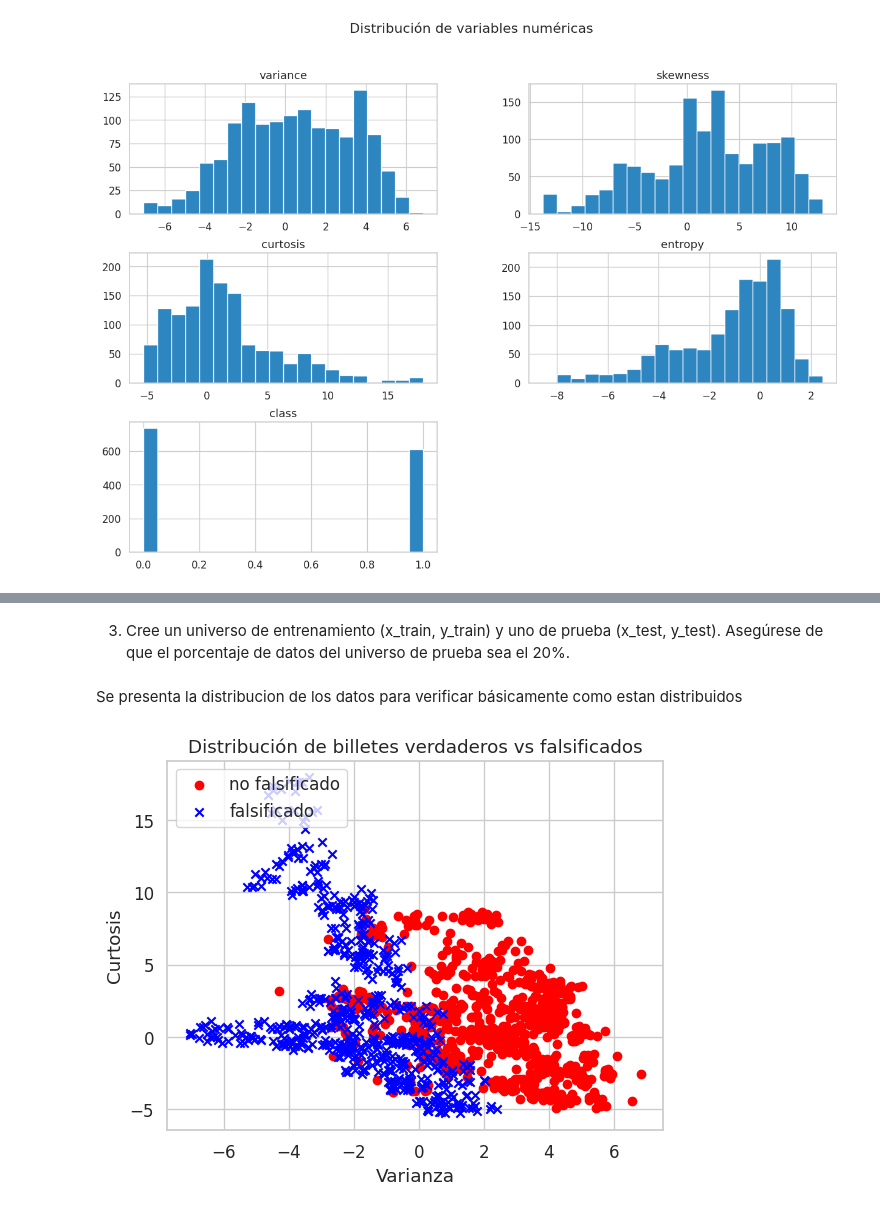
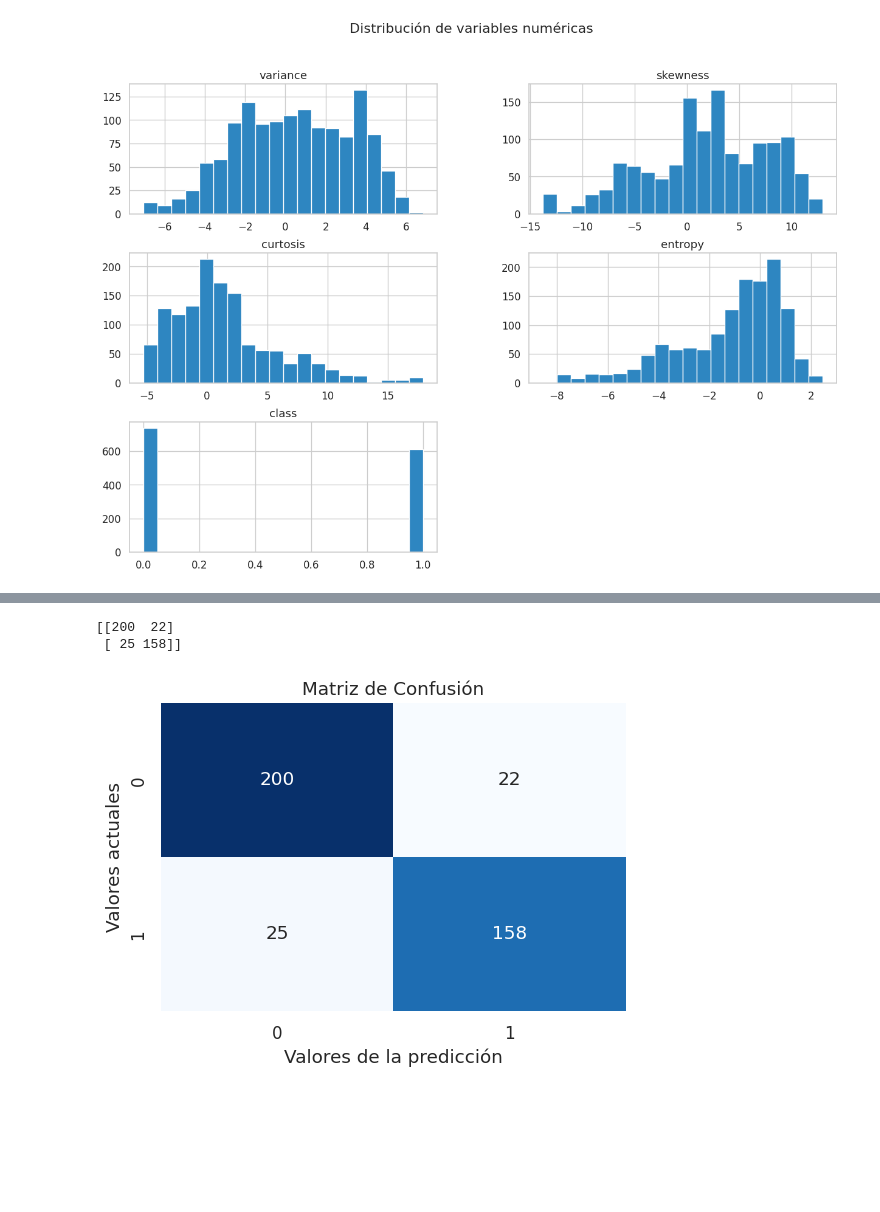
Before and after one commit to MiguelAngeloTr/Aprendizaje_Automatico, a Jupyter notebook: SEMANA_6/Tarea4/Tarea_Logistic_Regresion.ipynb, the cells around one changed output, grey strips where cells are left out. Saved outputs shown, nothing was run; the diff lists cells and outputs as text; code cells hidden in the pictures; blank space fills up the shorter version.

```diff
--- a/SEMANA_6/Tarea4/Tarea_Logistic_Regresion.ipynb
+++ b/SEMANA_6/Tarea4/Tarea_Logistic_Regresion.ipynb
@@ -190,0 +246,5 @@ plt.show()
+# %%
+from sklearn.model_selection import train_test_split
+
+X_train, X_test, y_train, y_test = train_test_split(
+    X, y, test_size=0.3, random_state=1, stratify=y)
@@ -190,0 +259,12 @@ plt.show()
+# %%
+from sklearn.preprocessing import StandardScaler
+
+sc = StandardScaler()
+sc.fit(X_train)
+X_train_std = sc.transform(X_train)
+X_test_std = sc.transform(X_test)
+# %%
+from sklearn.linear_model import LogisticRegression
+
+lr = LogisticRegression(C=100.0, random_state=1)
+lr.fit(X_train_std, y_train)
@@ -190,0 +319,3 @@ plt.show()
+# %%
+y_pred = lr.predict(X_test_std)
+print(y_pred)
@@ -311,26 +338,22 @@ Name: class, Length: 1348, dtype: int64
-# %% [markdown]
-3. Cree un universo de entrenamiento (x_train, y_train) y uno de prueba (x_test, y_test). Asegúrese de
-que el porcentaje de datos del universo de prueba sea el 20%.
-# %% [markdown]
-Se presenta la distribucion de los datos para verificar básicamente como estan distribuidos
-# %%
-import matplotlib.pyplot as plt
-
-# Filtrar por clase
-X_no_falsificado = X[y == 0]
-X_falsificado = X[y == 1]
-
-# Graficar los datos
-plt.scatter(X_no_falsificado.iloc[:, 0], X_no_falsificado.iloc[:, 1],
-            color='red', marker='o', label='no falsificado')
-plt.scatter(X_falsificado.iloc[:, 0], X_falsificado.iloc[:, 1],
-            color='blue', marker='x', label='falsificado')
-
-plt.xlabel('Varianza')
-plt.ylabel('Curtosis')
-plt.legend(loc='upper left')
-plt.title('Distribución de billetes verdaderos vs falsificados')
-
-plt.show()
-# %% [output]
-[figure, removed]
+# %%
+from sklearn.metrics import confusion_matrix
+import seaborn as sns
+import matplotlib.pyplot as plt
+
+
+# Calcula la matriz de confusión
+cm_lr_1 = confusion_matrix(y_test, y_pred)
+
+print(cm_lr_1)
+
+# Graficar la matriz de confusión
+plt.figure(figsize=(6, 4))
+sns.heatmap(cm_lr_1, annot=True, cmap='Blues', fmt='g', cbar=False)
+plt.xlabel('Valores de la predicción')
+plt.ylabel('Valores actuales')
+plt.title('Matriz de Confusión')
+plt.show()
+# %% [output]
+[[200  22]
+ [ 25 158]]
+[figure, added]
```
Also changed, not shown: parts of 22 cells of this notebook.
